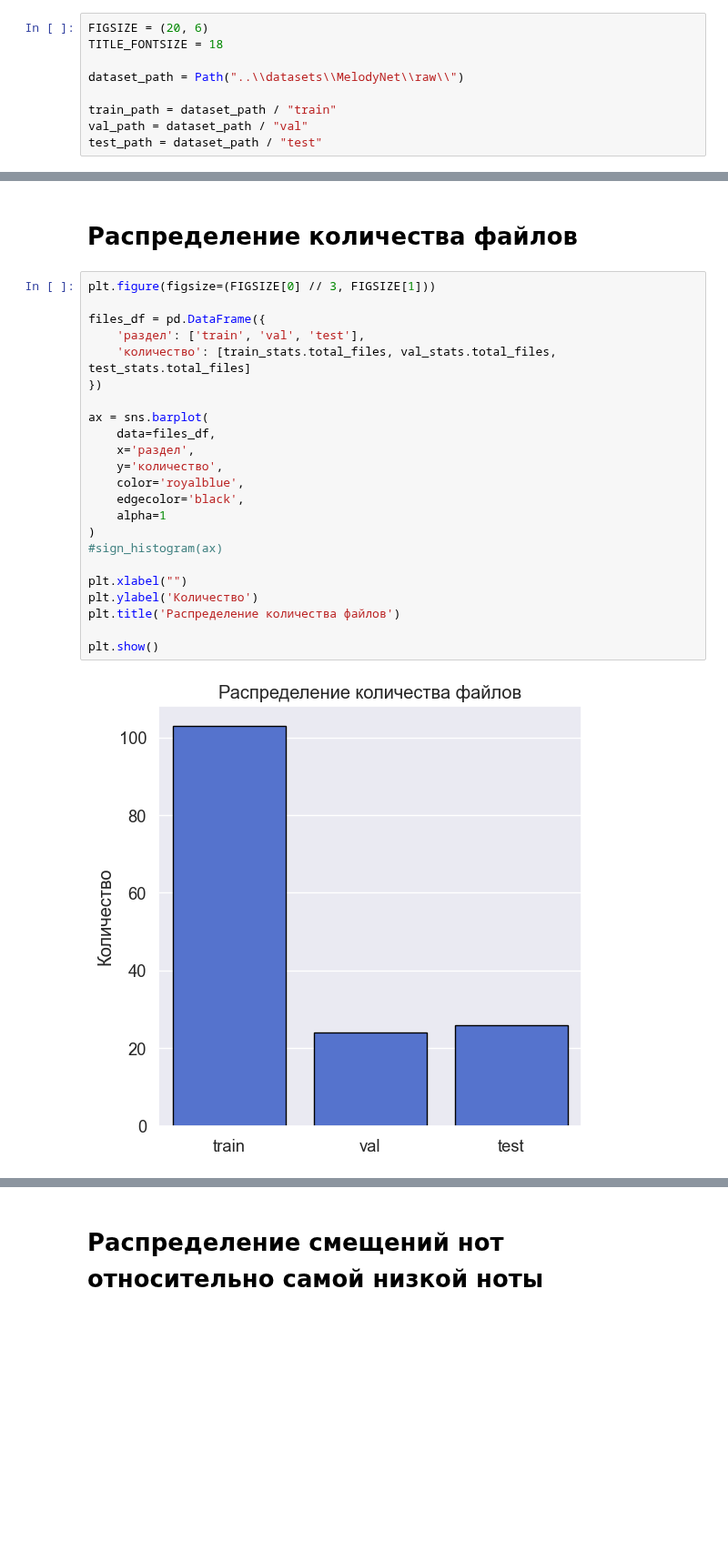
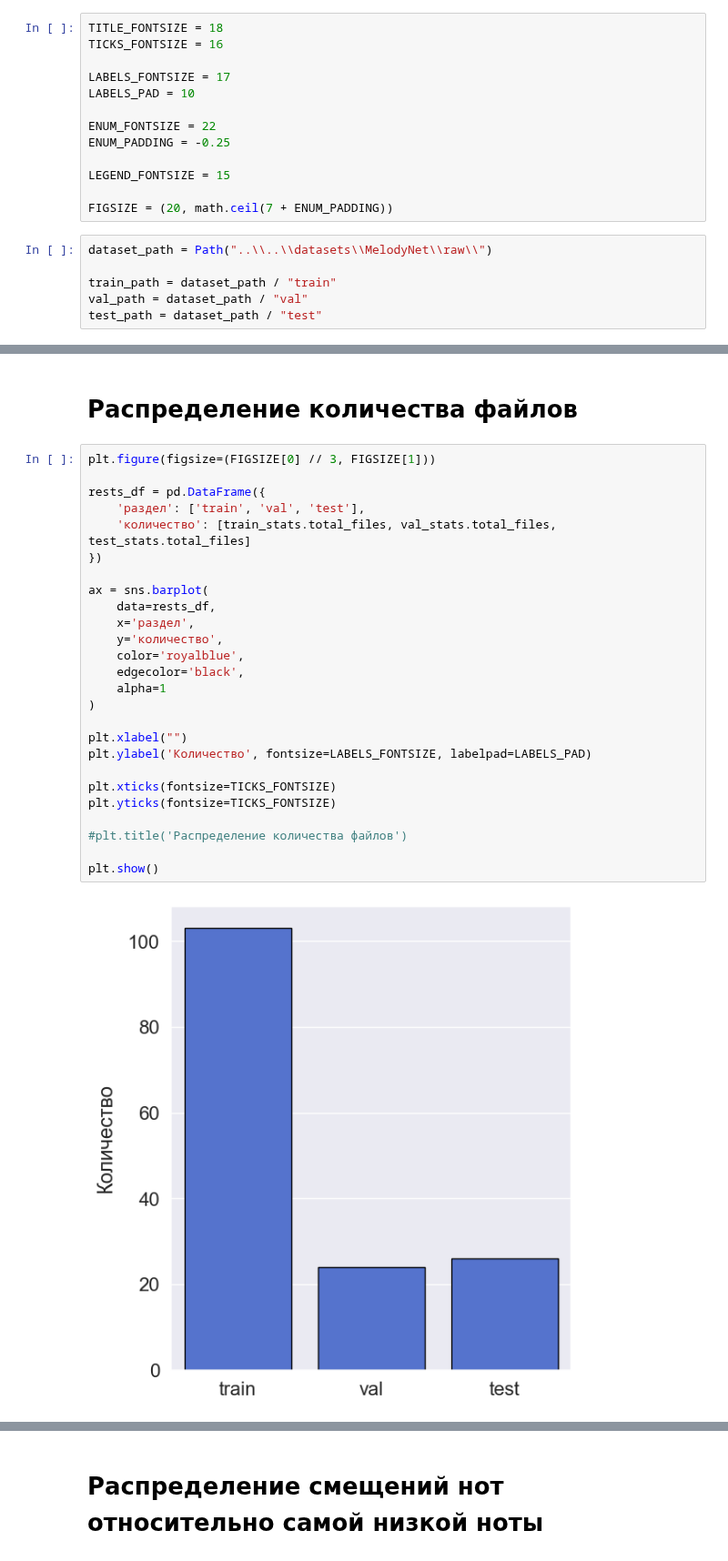
Before and after one commit to HerrPhoton/plagitune, a Jupyter notebook: notebooks/statistics/melody_statistics.ipynb, the cells around one changed output, grey strips where cells are left out. Shown at 91% size. Cells and saved outputs as stored; diff of their text form; blank space fills up the shorter version.

```diff
--- a/notebooks/statistics/melody_statistics.ipynb
+++ b/notebooks/statistics/melody_statistics.ipynb
@@ -18,11 +18,21 @@ import scipy
 from src.data.structures.melody import Melody
 from src.data.structures.note import Note
 from src.data.datasets.melody_dataset import MelodyDataset
+# %%
+TITLE_FONTSIZE = 18
+TICKS_FONTSIZE = 16
+
+LABELS_FONTSIZE = 17
+LABELS_PAD = 10
+
+ENUM_FONTSIZE = 22
+ENUM_PADDING = -0.25
+
+LEGEND_FONTSIZE = 15
+
+FIGSIZE = (20, math.ceil(7 + ENUM_PADDING))
 # %%
-FIGSIZE = (20, 6)
-TITLE_FONTSIZE = 18
-
-dataset_path = Path("..\\datasets\\MelodyNet\\raw\\")
+dataset_path = Path("..\\..\\datasets\\MelodyNet\\raw\\")
 
 train_path = dataset_path / "train"
 val_path = dataset_path / "val"
@@ -106,26 +100,29 @@ sns.set(font_scale = 1.2)
 # %%
 plt.figure(figsize=(FIGSIZE[0] // 3, FIGSIZE[1]))
 
-files_df = pd.DataFrame({
+rests_df = pd.DataFrame({
     'раздел': ['train', 'val', 'test'],
     'количество': [train_stats.total_files, val_stats.total_files, test_stats.total_files]
 })
 
 ax = sns.barplot(
-    data=files_df,
+    data=rests_df,
     x='раздел',
     y='количество',
     color='royalblue',
     edgecolor='black',
     alpha=1
 )
-#sign_histogram(ax)
 
 plt.xlabel("")
-plt.ylabel('Количество')
-plt.title('Распределение количества файлов')
+plt.ylabel('Количество', fontsize=LABELS_FONTSIZE, labelpad=LABELS_PAD)
+
+plt.xticks(fontsize=TICKS_FONTSIZE)
+plt.yticks(fontsize=TICKS_FONTSIZE)
+
+#plt.title('Распределение количества файлов')
 
 plt.show()
 # %% [output]
-[figure, old version]
+[figure, new version]
 # %% [markdown]
```
Also changed, not shown: parts of 14 cells of this notebook, 15 other files.
